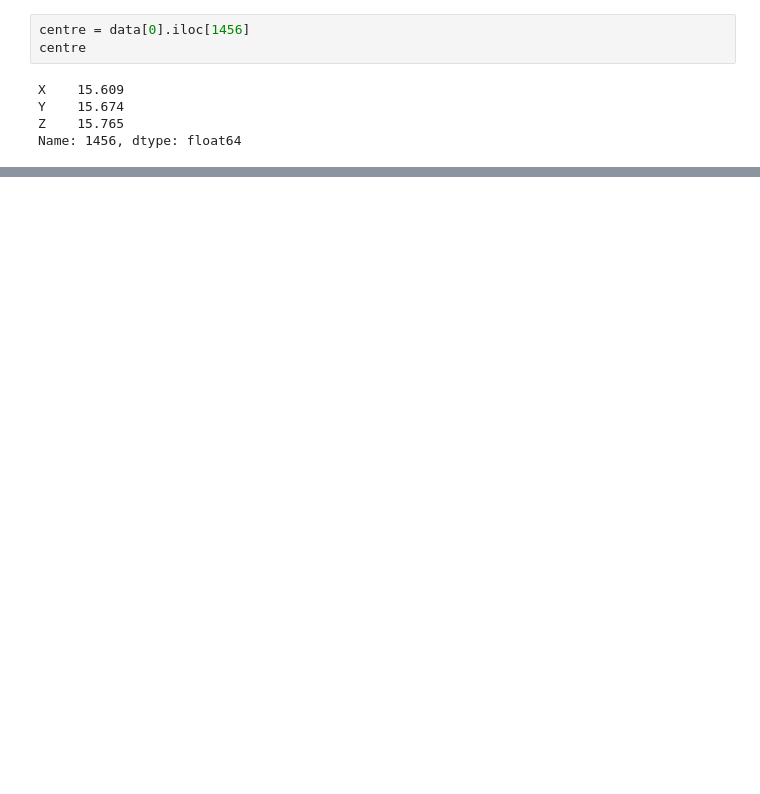
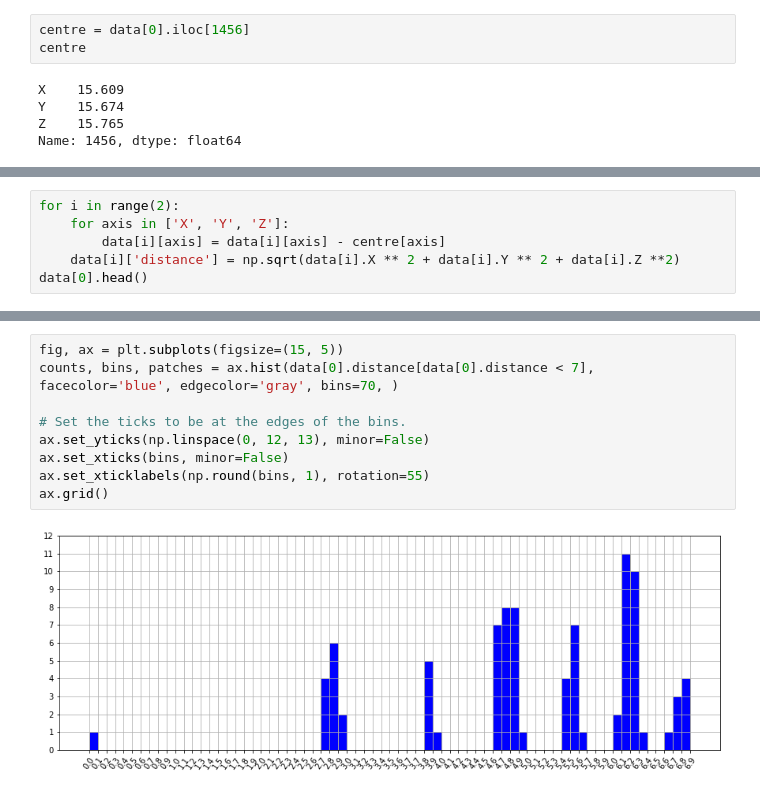
Before and after one commit to rostyq/edu_notebooks, a Jupyter notebook: mesoscale_physics/lab4.ipynb, the cells around one changed output, grey strips where cells are left out. Saved outputs shown, nothing was run; the diff lists cells and outputs as text; blank space fills up the shorter version.

```diff
--- a/mesoscale_physics/lab4.ipynb
+++ b/mesoscale_physics/lab4.ipynb
@@ -99,0 +76,6 @@ data[0][['X', 'Y', 'Z']]
+# %%
+for i in range(2):
+    for axis in ['X', 'Y', 'Z']:
+        data[i][axis] = data[i][axis] - centre[axis]
+    data[i]['distance'] = np.sqrt(data[i].X ** 2 + data[i].Y ** 2 + data[i].Z **2)
+data[0].head()
@@ -99,0 +89,11 @@ data[0][['X', 'Y', 'Z']]
+# %%
+fig, ax = plt.subplots(figsize=(15, 5))
+counts, bins, patches = ax.hist(data[0].distance[data[0].distance < 7], facecolor='blue', edgecolor='gray', bins=70, )
+
+# Set the ticks to be at the edges of the bins.
+ax.set_yticks(np.linspace(0, 12, 13), minor=False)
+ax.set_xticks(bins, minor=False)
+ax.set_xticklabels(np.round(bins, 1), rotation=55)
+ax.grid()
+# %% [output]
+[figure, added]
```
Also changed, not shown: parts of 5 cells of this notebook, 3 other files.
